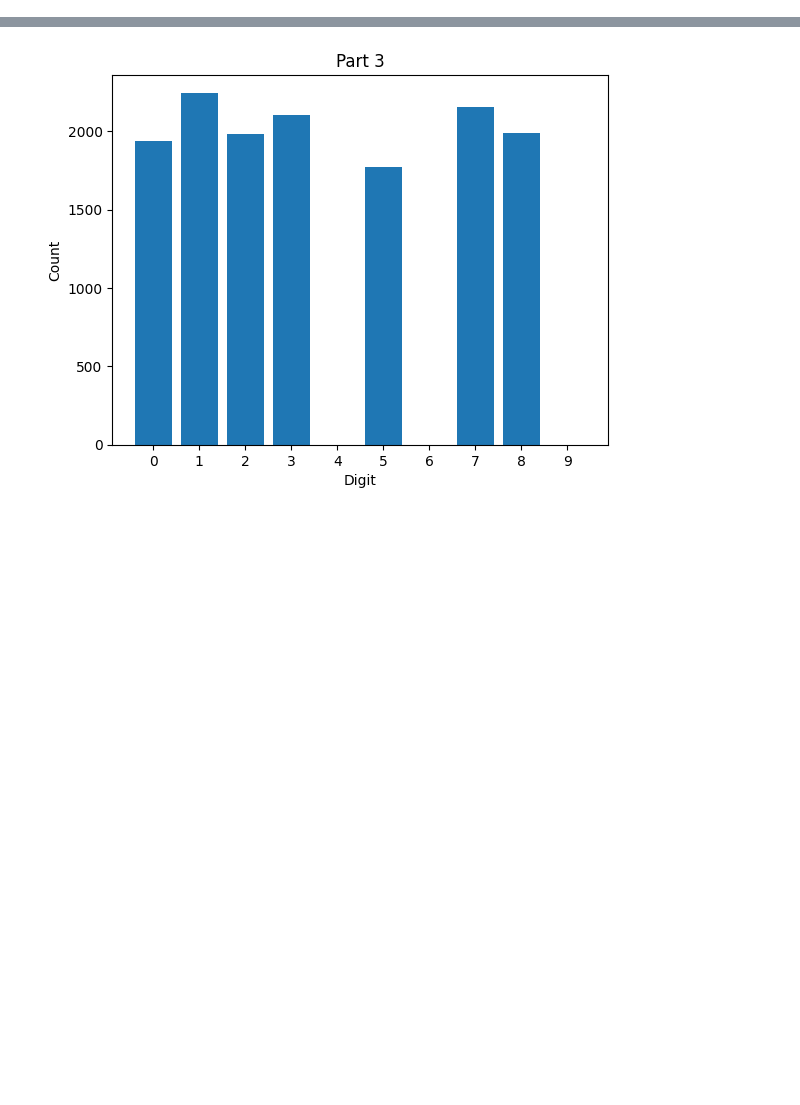
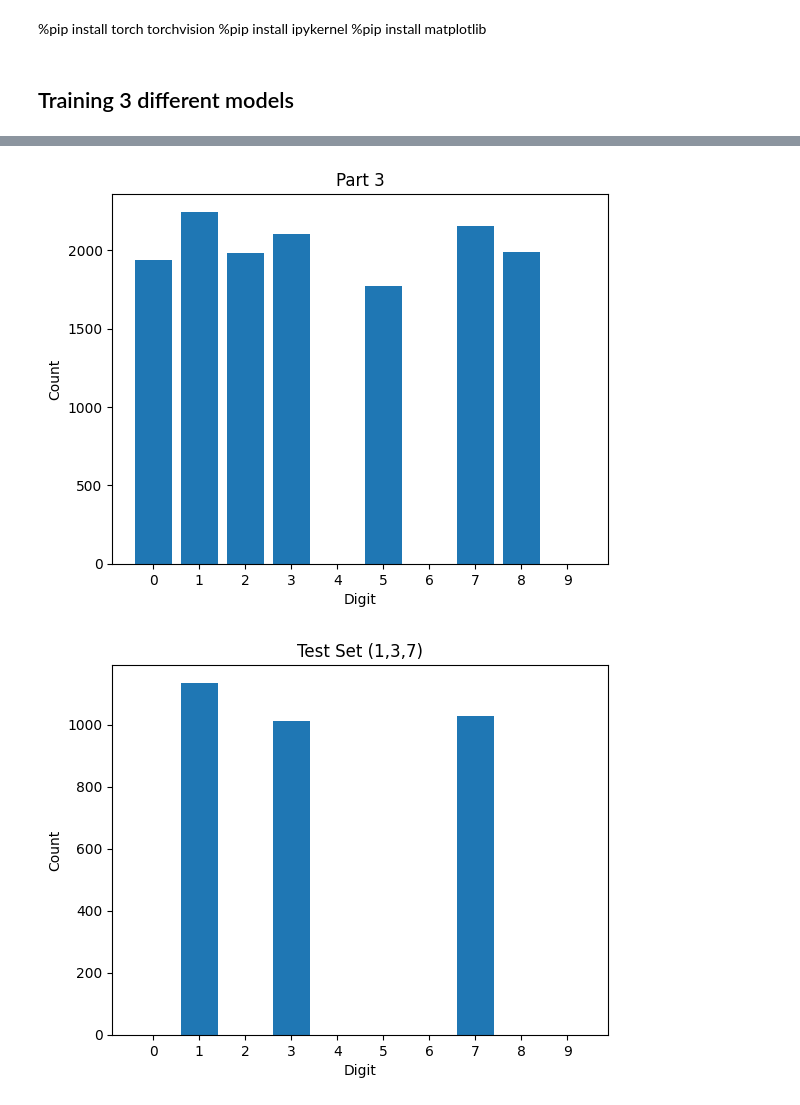
Before and after one commit to RajatVardam/Federated_Learning, a Jupyter notebook: federated.ipynb, the cells around one changed output, grey strips where cells are left out. Saved outputs shown, nothing was run; the diff lists cells and outputs as text; code cells hidden in the pictures; blank space fills up the shorter version.

```diff
--- a/federated.ipynb
+++ b/federated.ipynb
@@ -23,3 +1,9 @@ Note: you may need to restart the kernel to use updated packages.
+# %% [markdown]
+%pip install torch torchvision
+%pip install ipykernel
+%pip install matplotlib
+# %% [markdown]
+## Training 3 different models
 # %%
 import torch
 from torch.utils.data import random_split, Subset
@@ -37,6 +21,14 @@ trainset = datasets.MNIST(
     transform=transform
 )
 
+# Load test set
+testset = datasets.MNIST(
+    "../MNIST_data/",
+    download=True,
+    train=False,
+    transform=transform
+)
+
 # Split into 3 parts
 total_length = len(trainset)
 split_size = total_length // 3
@@ -49,6 +41,13 @@ def exclude_digits(dataset, excluded_digits):
     indices = [
         i for i in range(len(dataset))
         if dataset[i][1] not in excluded_digits
+    ]
+    return Subset(dataset, indices)
+
+def include_digits(dataset, included_digits):
+    indices = [
+        i for i in range(len(dataset))
+        if dataset[i][1] in included_digits
     ]
     return Subset(dataset, indices)
 
@@ -58,30 +57,40 @@ def plot_distribution(dataset, title):
     import matplotlib.pyplot as plt
 
     labels = [dataset[i][1] for i in range(len(dataset))]
     counter = Counter(labels)
 
     # Force digits 0–9 to appear
     digits = list(range(10))
     counts = [counter.get(d, 0) for d in digits]
 
     plt.figure()
     plt.bar(digits, counts)
     plt.xticks(digits)
     plt.title(title)
     plt.xlabel("Digit")
     plt.ylabel("Count")
     plt.show()
 
 # Apply exclusions
 part1 = exclude_digits(part1, [1, 3, 7])
 part2 = exclude_digits(part2, [2, 5, 8])
 part3 = exclude_digits(part3, [4, 6, 9])
 
+train_sets = [part1, part2, part3]
+
+testset_137 = include_digits(testset, [1, 3, 7])
+testset_258 = include_digits(testset, [2, 5, 8])
+testset_469 = include_digits(testset, [4, 6, 9])
+
 # Plot
 plot_distribution(part1, "Part 1")
 plot_distribution(part2, "Part 2")
 plot_distribution(part3, "Part 3")
+plot_distribution(testset_137, "Test Set (1,3,7)")
+plot_distribution(testset_258, "Test Set (2,5,8)")
+plot_distribution(testset_469, "Test Set (4,6,9)")
 # %% [output]
 [figure]
 [figure]
 [figure]
+[figure, added]
```
Also changed, not shown: parts of 7 cells of this notebook.
